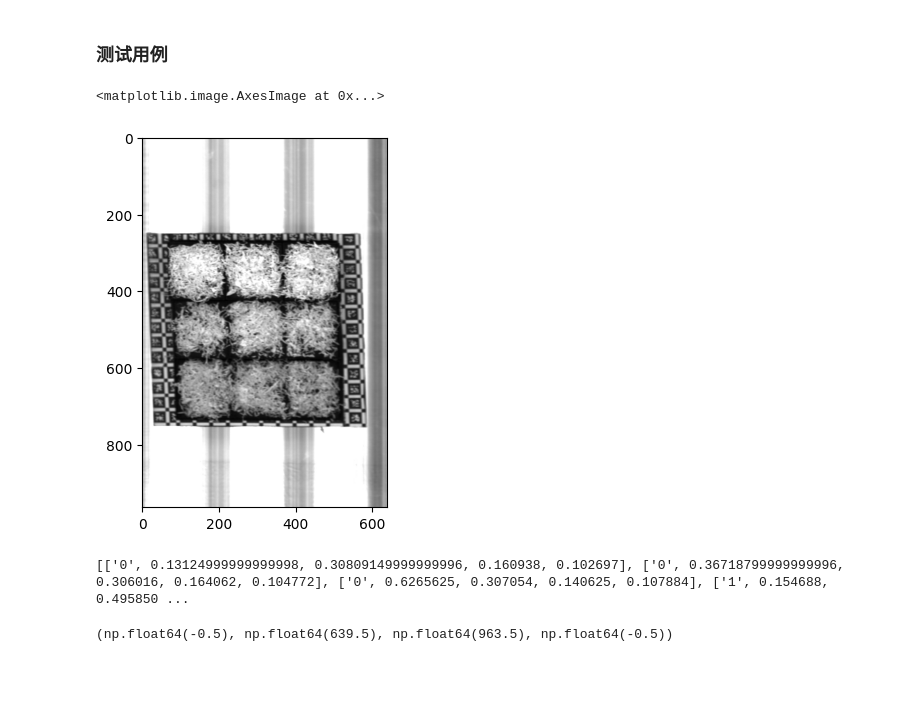
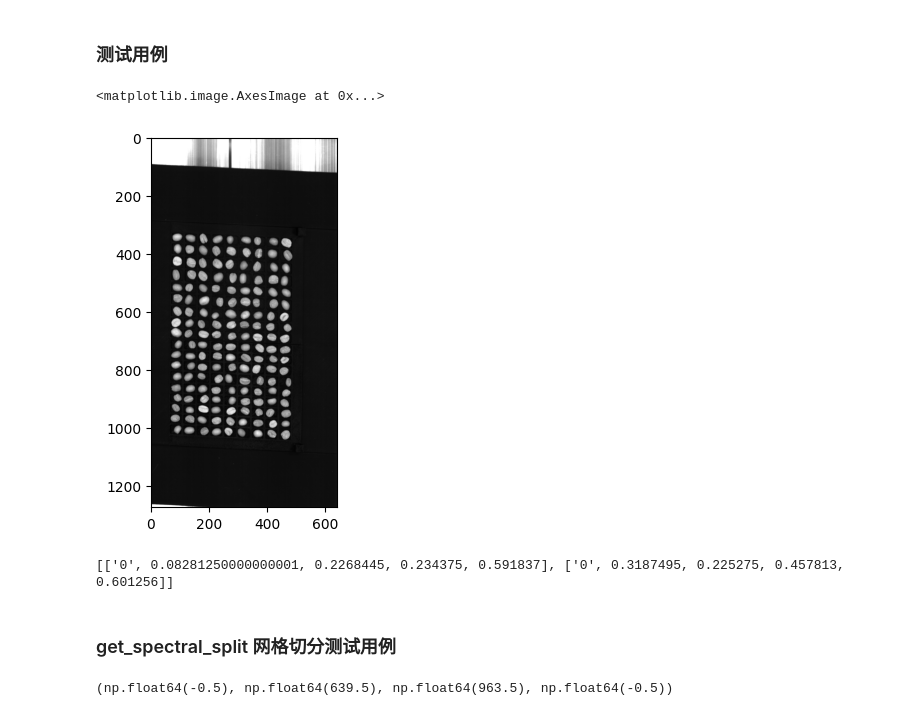
Before and after one commit to zwb-2023/Spectrum_analyse, a Jupyter notebook: SpectralExtraction/线扫相机数据提取模板.ipynb, the cells around one changed output. Drawn from its saved outputs; the diff is of its cells as text; code cells hidden in the pictures; blank space fills up the shorter version.

```diff
--- a/SpectralExtraction/线扫相机数据提取模板.ipynb
+++ b/SpectralExtraction/线扫相机数据提取模板.ipynb
@@ -48,17 +48,19 @@ from LineSweep import get_spectral_split , read_hsi , read_roi , get_reflect_lin
 # %%
-files = glob.glob(rf'G:\yansi0619\spectral\data\aishangliohou\*_ref.hdr')
+files = glob.glob(rf'G:\咖啡豆0702\Moldy\quangguangpu\*_ref.hdr')
 msi = read_hsi(files[0])
 plt.imshow(msi[:,:,155], cmap='gray')
 # %% [output]
 <matplotlib.image.AxesImage at 0x...>
-[figure, old version]
+[figure, new version]
 # %%
-files_mask = glob.glob(r'G:\yansi0619\spectral\mark\*.txt')
+files_mask = glob.glob(r'G:\咖啡豆0702\Moldy\*.txt')
 files_roi = [file for file in files_mask if 'classes.txt' not in file ]
 rois = read_roi(files_roi[0]) #输入标注文件地址，读取ROI,为【labels , x , y  ,w  h 】 的格式，xy为左上角坐标，wh为宽和高，都是小数形式
 print(rois)
 # %% [output]
-[['0', 0.13124999999999998, 0.30809149999999996, 0.160938, 0.102697], ['0', 0.36718799999999996, 0.306016, 0.164062, 0.104772], ['0', 0.6265625, 0.307054, 0.140625, 0.107884], ['1', 0.154688, 0.495850 ...
+[['0', 0.08281250000000001, 0.2268445, 0.234375, 0.591837], ['0', 0.3187495, 0.225275, 0.457813, 0.601256]]
+# %% [markdown]
+### get_spectral_split 网格切分测试用例
 # %%
 spectrum , labels = get_spectral_split( rois , msi ,True , rows =2 , columns= 2 )
 plt.axis('off')
```
Also changed, not shown: parts of 4 cells of this notebook, 1 other file.
